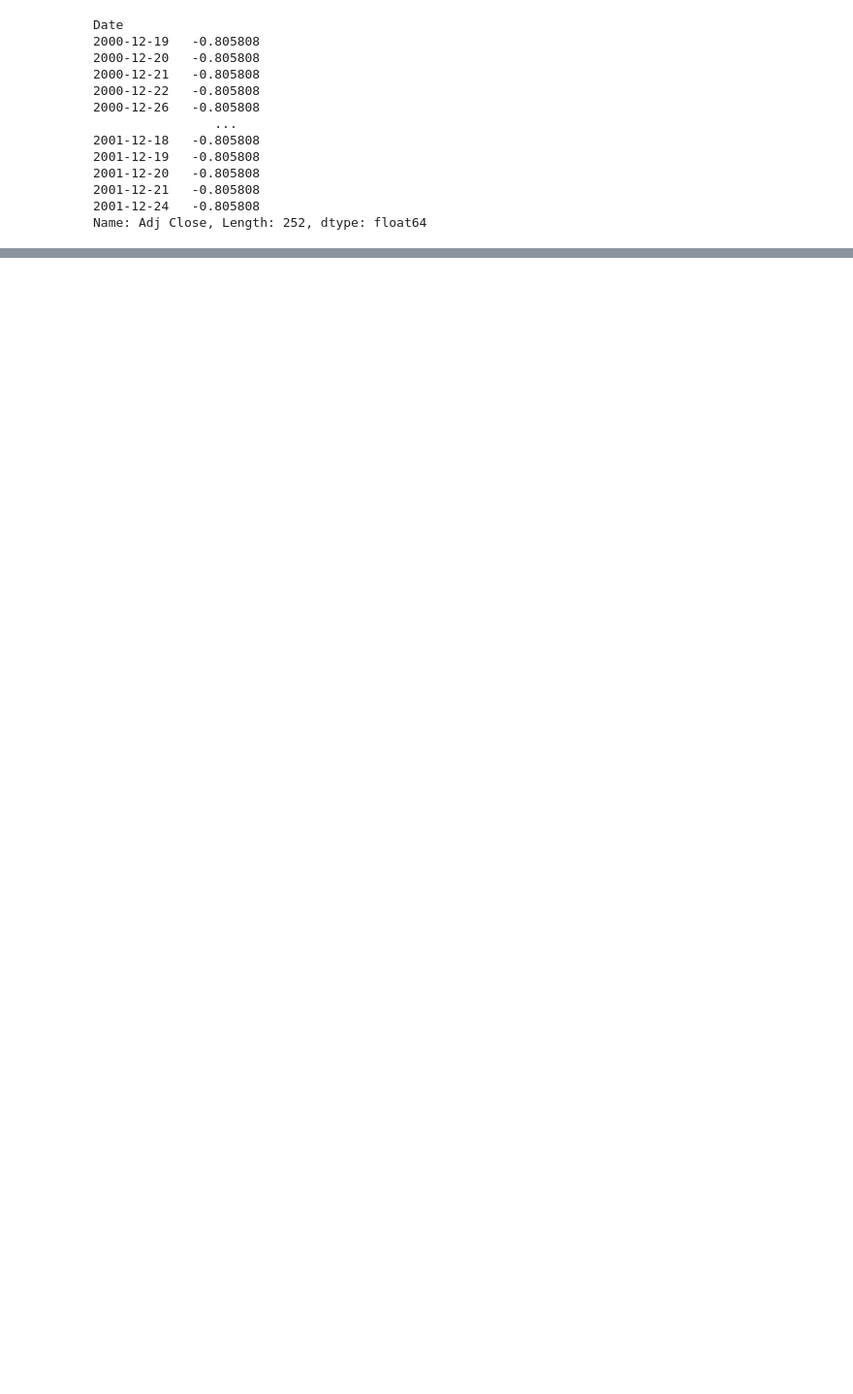
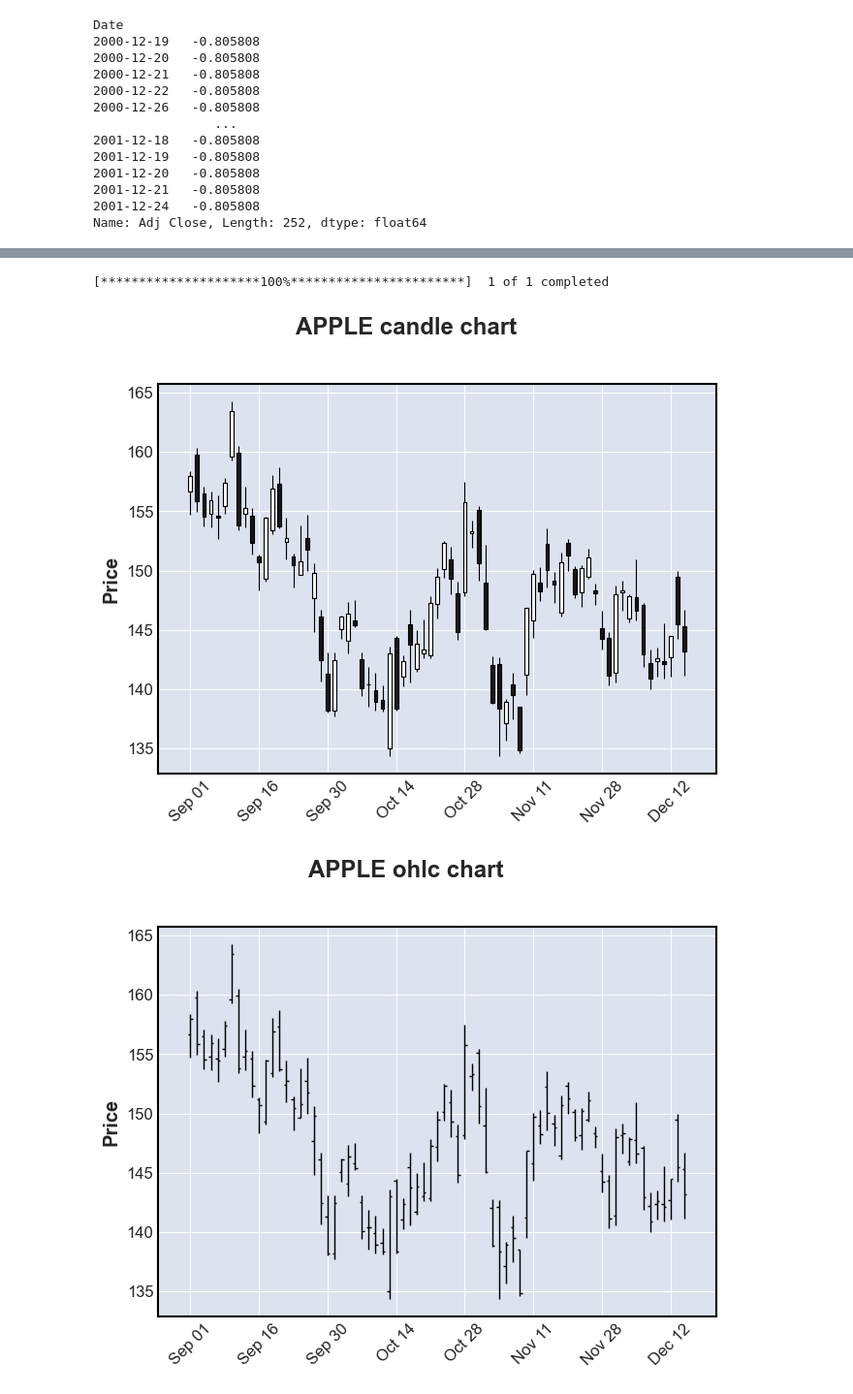
Before and after one commit to taewan2002/stock, a Jupyter notebook: Analysis.ipynb, the cells around one changed output, grey strips where cells are left out. Shown: that part at 97% size. Saved outputs shown, nothing was run; the diff lists cells and outputs as text; code cells hidden in the pictures; blank space fills up the shorter version.

Commit message:
캔들차트 그리기

```diff
--- a/Analysis.ipynb
+++ b/Analysis.ipynb
@@ -95,0 +106,18 @@ plt.show()
+# %%
+# AAPL 캔들차트 그리기
+from pandas_datareader import data as pdr
+import yfinance as yf
+import mplfinance as mpf
+yf.pdr_override()
+
+aapl = pdr.get_data_yahoo('aapl',start="2022-09-01")
+mpf.plot(aapl, title='APPLE candle chart', type='candle')
+mpf.plot(aapl, title='APPLE ohlc chart', type='ohlc')
+kwargs = dict(title='APPLE customized chart', type='candle', mav=(2, 4, 6), volume=True, ylabel='ohlc candles')
+mc = mpf.make_marketcolors(up='r', down='b', inherit=True)
+s  = mpf.make_mpf_style(marketcolors=mc)
+mpf.plot(aapl, **kwargs, style=s)
+# %% [output]
+[*********************100%***********************]  1 of 1 completed
+[figure, added]
+[figure, added]
```
Also changed, not shown: parts of 4 cells of this notebook.
